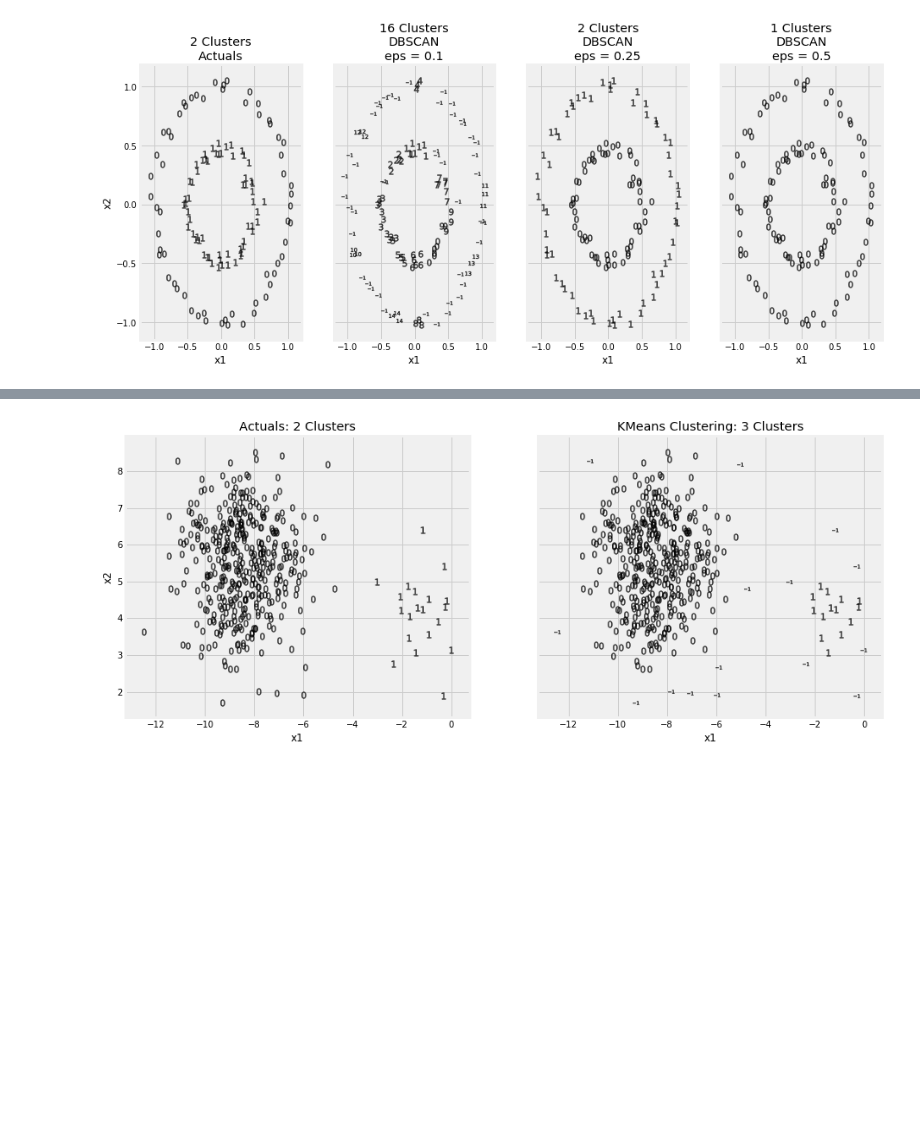
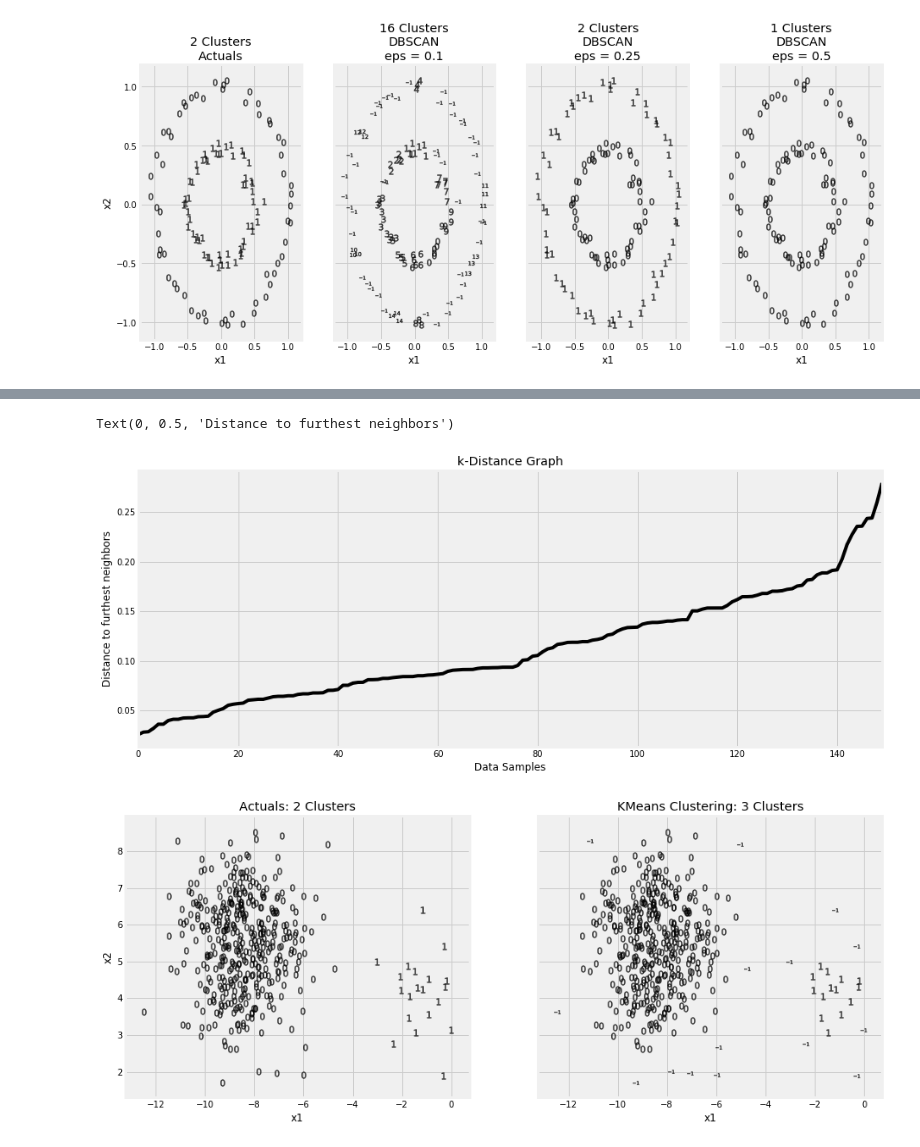
Before and after one commit to PacktPublishing/Hands-On-Machine-Learning-with-scikit-learn-and-Scientific-Python-Toolkits, a Jupyter notebook: chapters/ch11/Clustering.ipynb, the cells around one changed output, grey strips where cells are left out. Drawn from its saved outputs; the diff is of its cells as text; code cells hidden in the pictures; blank space fills up the shorter version.

```diff
--- a/chapters/ch11/Clustering.ipynb
+++ b/chapters/ch11/Clustering.ipynb
@@ -526,3 +567,19 @@ for i, min_samples in enumerate(min_samples_options, 1):
+# %%
+from sklearn.neighbors import NearestNeighbors
+
+x = df_circles[['x1', 'x2']]
+
+distances, _ = NearestNeighbors(n_neighbors=2).fit(x).kneighbors()
+# %%
+fig, ax = plt.subplots(1, 1, figsize=(14, 6))
+
+pd.Series(distances[:,-1]).sort_values().reset_index(drop=True).plot(title='k-Distance Graph', color='k', ax=ax)
+
+ax.set_xlabel('Data Samples')
+ax.set_ylabel('Distance to furthest neighbors')
+# %% [output]
+Text(0, 0.5, 'Distance to furthest neighbors')
+[figure, added]
 # %%
 from sklearn.cluster import DBSCAN
 
```
Also changed, not shown: parts of 11 cells of this notebook, 1 other file.
